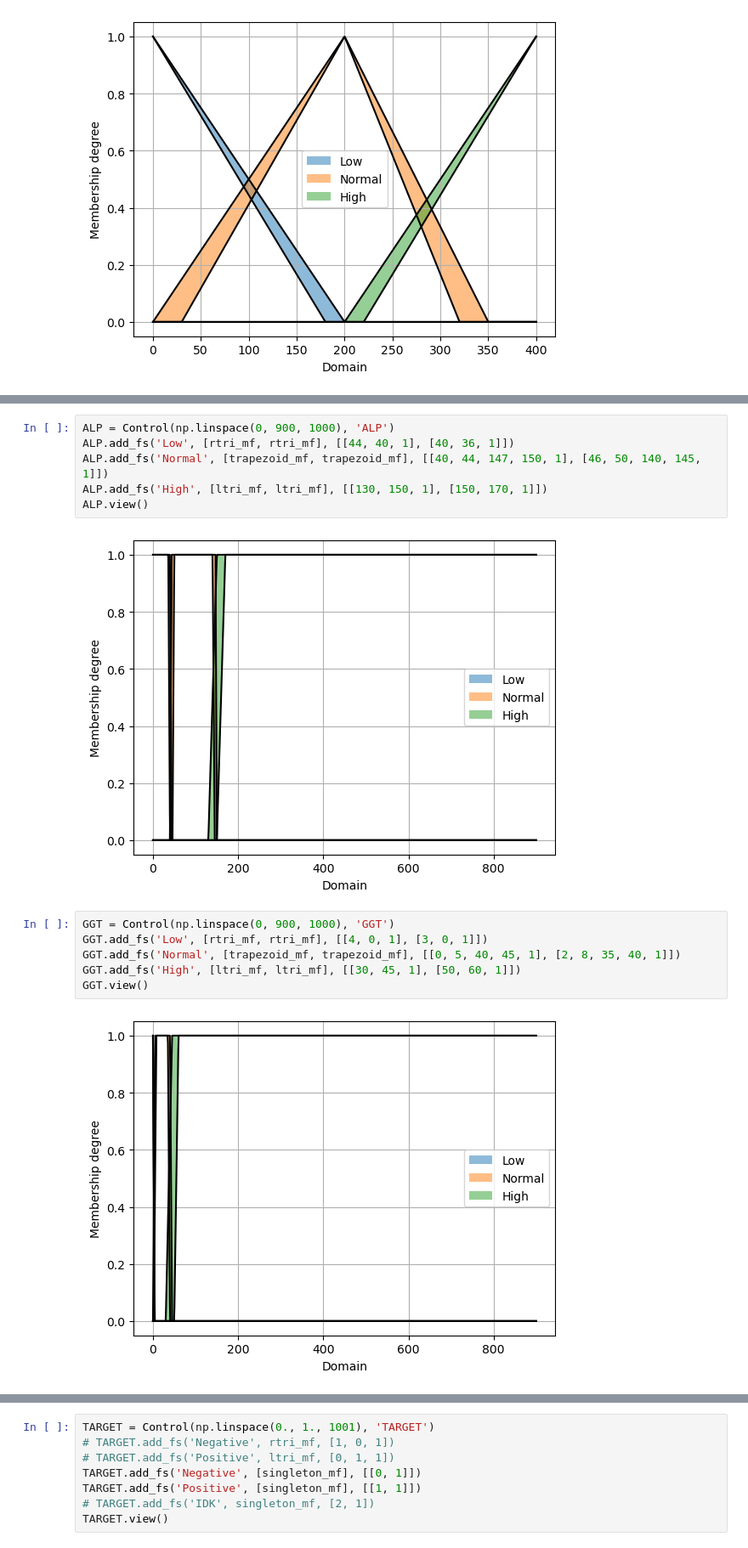
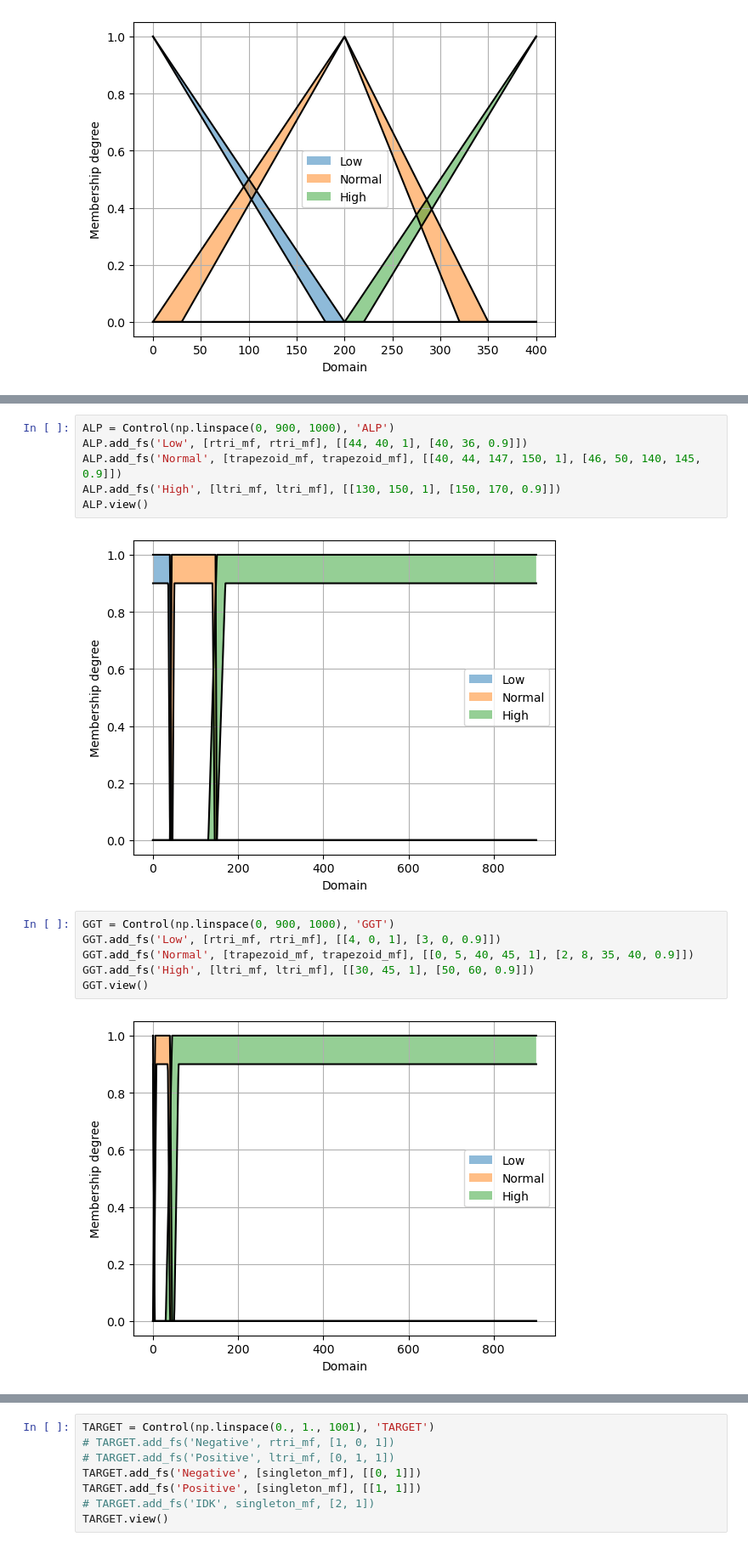
Before and after one commit to mehrbanian/fuzzy-covid-detection, a Jupyter notebook: fuzzy-rule-based-t2-pyit2fls.ipynb, the cells around one changed output, grey strips where cells are left out. Shown at 85% size. Drawn from its saved outputs; the diff is of its cells as text.

```diff
--- a/fuzzy-rule-based-t2-pyit2fls.ipynb
+++ b/fuzzy-rule-based-t2-pyit2fls.ipynb
@@ -172,18 +172,18 @@ ALT.view()
 # %%
 ALP = Control(np.linspace(0, 900, 1000), 'ALP')
-ALP.add_fs('Low', [rtri_mf, rtri_mf], [[44, 40, 1], [40, 36, 1]])
-ALP.add_fs('Normal', [trapezoid_mf, trapezoid_mf], [[40, 44, 147, 150, 1], [46, 50, 140, 145, 1]])
-ALP.add_fs('High', [ltri_mf, ltri_mf], [[130, 150, 1], [150, 170, 1]])
+ALP.add_fs('Low', [rtri_mf, rtri_mf], [[44, 40, 1], [40, 36, 0.9]])
+ALP.add_fs('Normal', [trapezoid_mf, trapezoid_mf], [[40, 44, 147, 150, 1], [46, 50, 140, 145, 0.9]])
+ALP.add_fs('High', [ltri_mf, ltri_mf], [[130, 150, 1], [150, 170, 0.9]])
 ALP.view()
 # %% [output]
-[figure, old version]
+[figure, new version]
 # %%
 GGT = Control(np.linspace(0, 900, 1000), 'GGT')
-GGT.add_fs('Low', [rtri_mf, rtri_mf], [[4, 0, 1], [3, 0, 1]])
-GGT.add_fs('Normal', [trapezoid_mf, trapezoid_mf], [[0, 5, 40, 45, 1], [2, 8, 35, 40, 1]])
-GGT.add_fs('High', [ltri_mf, ltri_mf], [[30, 45, 1], [50, 60, 1]])
+GGT.add_fs('Low', [rtri_mf, rtri_mf], [[4, 0, 1], [3, 0, 0.9]])
+GGT.add_fs('Normal', [trapezoid_mf, trapezoid_mf], [[0, 5, 40, 45, 1], [2, 8, 35, 40, 0.9]])
+GGT.add_fs('High', [ltri_mf, ltri_mf], [[30, 45, 1], [50, 60, 0.9]])
 GGT.view()
 # %% [output]
-[figure, old version]
+[figure, new version]
 # %%
 LDH = Control(np.linspace(0, 900, 1000), 'LDH')
```
Also changed, not shown: parts of 14 cells of this notebook, 1 other file.
